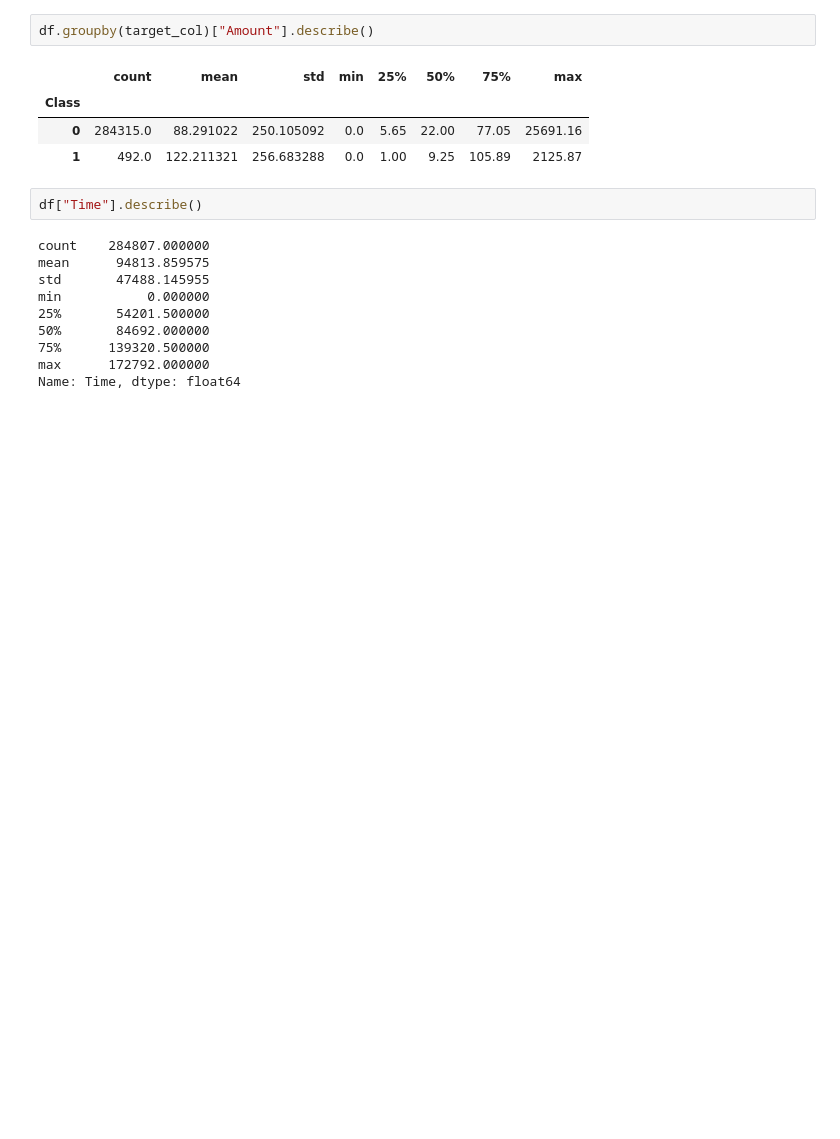
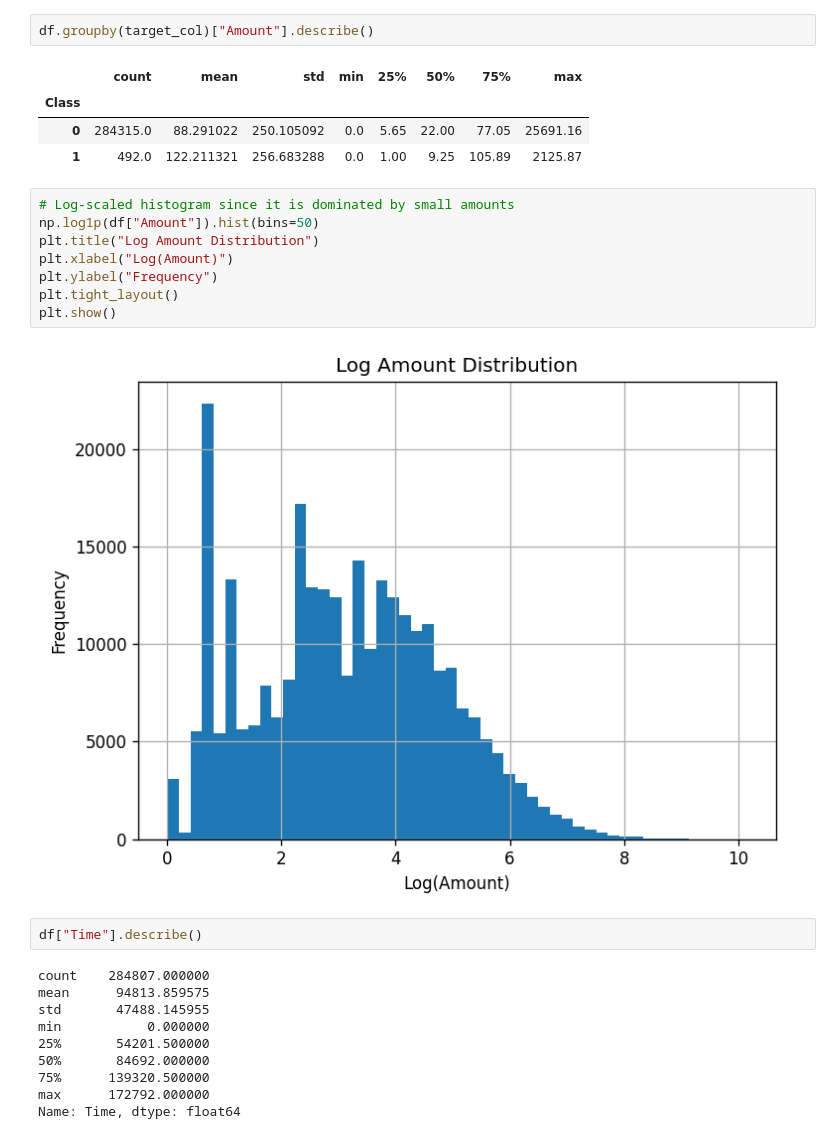
Before and after one commit to manavV245/credit-card-fraud-detection, a Jupyter notebook: notebooks/01_eda.ipynb, the cells around one changed output. Drawn from its saved outputs; the diff is of its cells as text; blank space fills up the shorter version.

```diff
--- a/notebooks/01_eda.ipynb
+++ b/notebooks/01_eda.ipynb
@@ -154,6 +152,16 @@ df.groupby(target_col)["Amount"].describe()
 | Class |  |  |  |  |  |  |  |  |
 | 0 | 284315.0 | 88.291022 | 250.105092 | 0.0 | 5.65 | 22.00 | 77.05 | 25691.16 |
 | 1 | 492.0 | 122.211321 | 256.683288 | 0.0 | 1.00 | 9.25 | 105.89 | 2125.87 |
+# %%
+# Log-scaled histogram since it is dominated by small amounts
+np.log1p(df["Amount"]).hist(bins=50)
+plt.title("Log Amount Distribution")
+plt.xlabel("Log(Amount)")
+plt.ylabel("Frequency")
+plt.tight_layout()
+plt.show()
+# %% [output]
+[figure, added]
 # %%
 df["Time"].describe()
 # %% [output]
```
Also changed, not shown: parts of 2 cells of this notebook, 1 other file.
